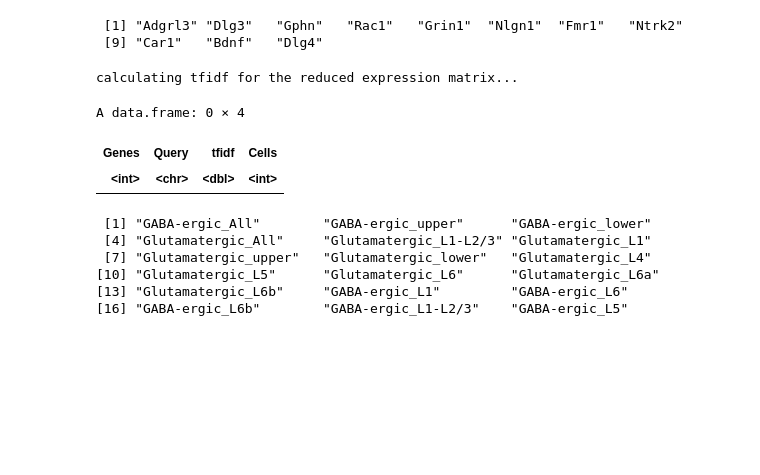
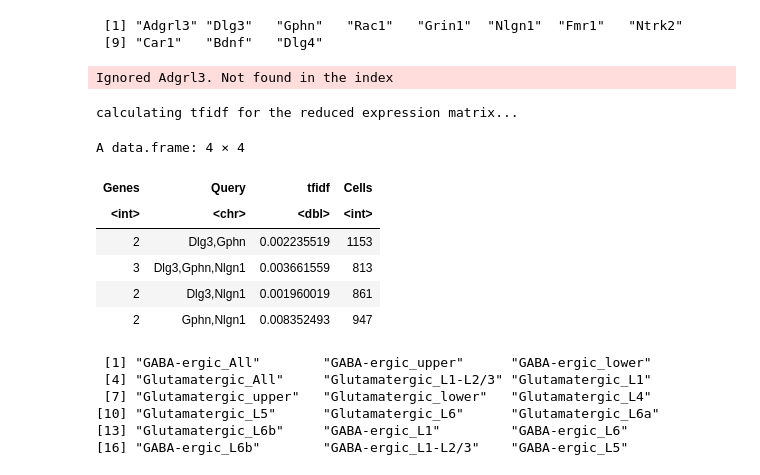
Before and after one commit to hemberg-lab/scfindME, a Jupyter notebook: scfindME_usage_summary.ipynb, the cells around one changed output. Cells and saved outputs as stored; diff of their text form; code cells hidden in the pictures; blank space fills up the shorter version.

Commit message:
add expression index analysis in notebook

```diff
--- a/scfindME_usage_summary.ipynb
+++ b/scfindME_usage_summary.ipynb
@@ -990,13 +998,18 @@ gene.names
 # %% [output]
  [1] "Adgrl3" "Dlg3"   "Gphn"   "Rac1"   "Grin1"  "Nlgn1"  "Fmr1"   "Ntrk2"
  [9] "Car1"   "Bdnf"   "Dlg4"
-# %%
-markerGenes(tasic_exp, gene.names.ext)
-# %% [output]
-calculating tfidf for the reduced expression matrix...
-A data.frame: 0 × 4
-| Genes | Query | tfidf | Cells |
-| <int> | <chr> | <dbl> | <int> |
+# %%
+markerGenes(tasic_exp, c("Gphn", 'Nlgn1', 'Adgrl3', 'Dlg3'))
+# %% [output]
+Ignored Adgrl3. Not found in the index
+calculating tfidf for the reduced expression matrix...
+A data.frame: 4 × 4
+| Genes | Query | tfidf | Cells |
+| <int> | <chr> | <dbl> | <int> |
+| 2 | Dlg3,Gphn | 0.002235519 | 1153 |
+| 3 | Dlg3,Gphn,Nlgn1 | 0.003661559 | 813 |
+| 2 | Dlg3,Nlgn1 | 0.001960019 | 861 |
+| 2 | Gphn,Nlgn1 | 0.008352493 | 947 |
 # %%
 tasic_exp@datasets
 # %% [output]
```
Also changed, not shown: parts of 1 cell of this notebook.
